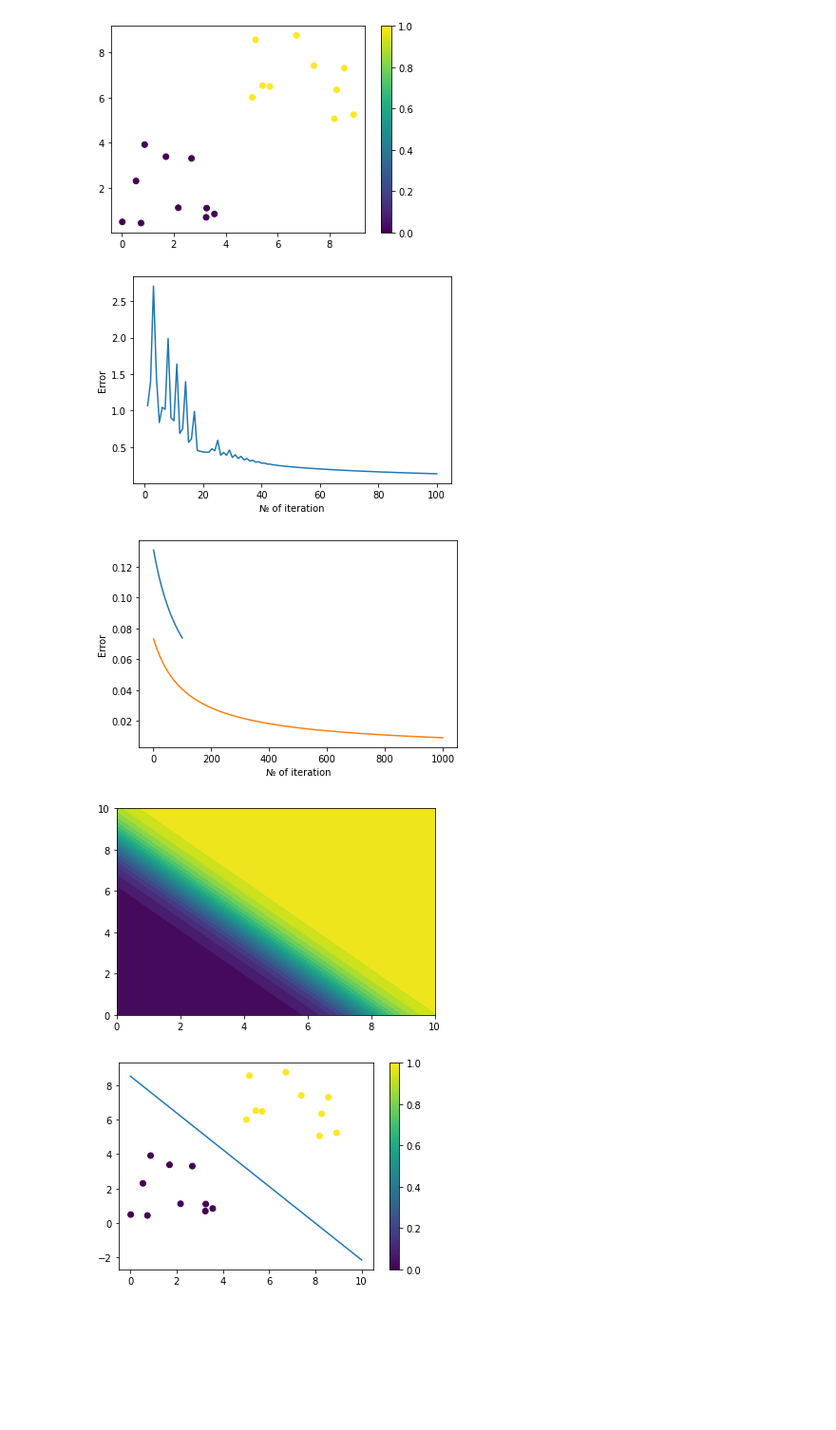
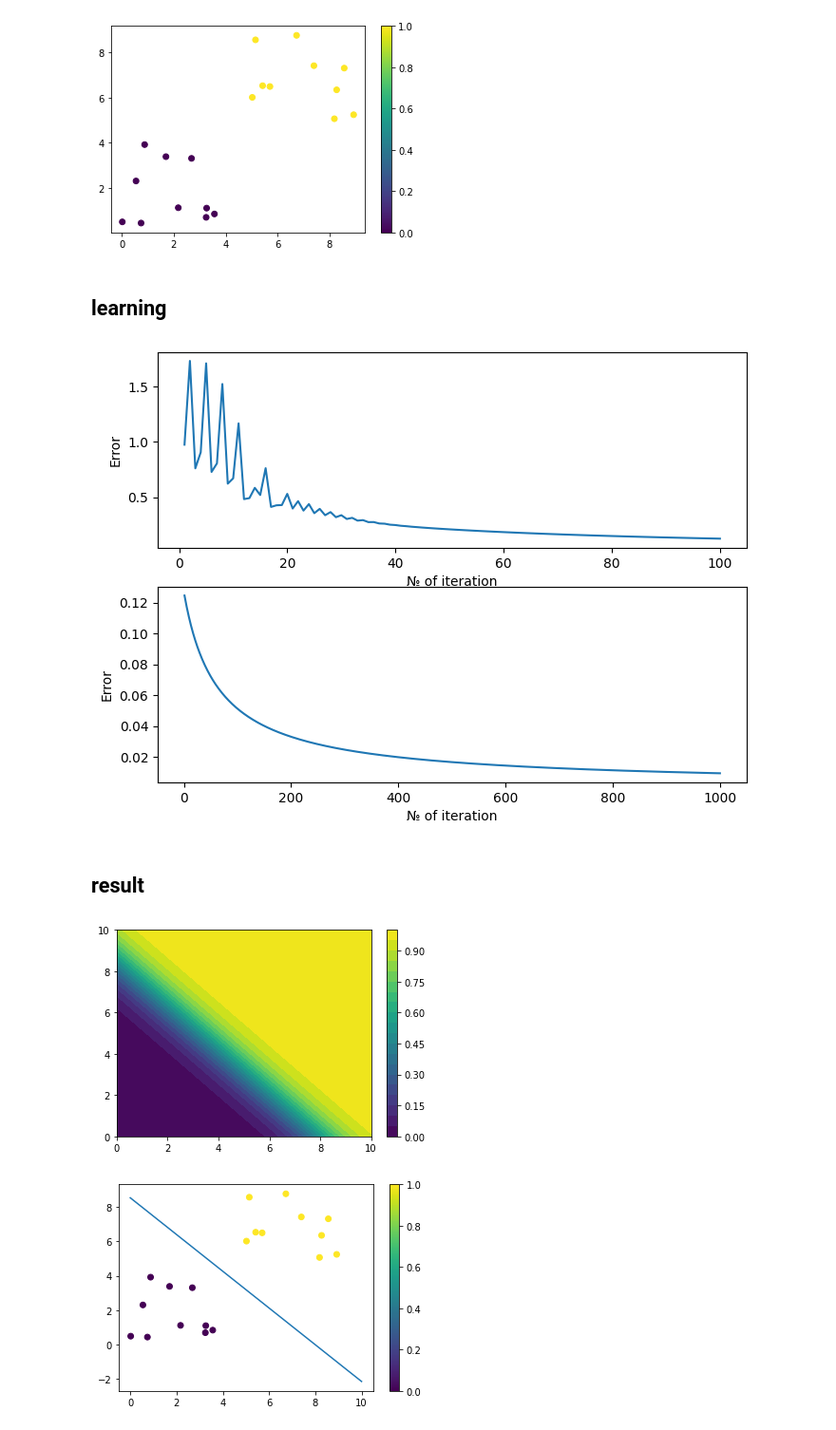
Before and after one commit to VsevolodKozlov-git/andrew-ml-course-expirements, a Jupyter notebook: logistic_regression.ipynb, the cells around one changed output. Shown at 95% size. Saved outputs shown, nothing was run; the diff lists cells and outputs as text; code cells hidden in the pictures; blank space fills up the shorter version.

Commit message:
a bit reworked notebooks and created simpler class of linear regression

```diff
--- a/logistic_regression.ipynb
+++ b/logistic_regression.ipynb
@@ -28,48 +28,22 @@ plt.colorbar()
 # %% [output]
 <matplotlib.colorbar.Colorbar at 0x...>
 [figure]
-# %%
-class LogisticRegression(LinearRegression):
-
-    def predict(self, X):
-        return LogisticRegression.sigmoid(super().predict(X))
-
-    @staticmethod
-    def sigmoid(z):
-        return 1 / (1 + np.e ** (-z))
-
-    def error(self):
-        cost =  -np.sum((self.Y * np.log2(self.predict_with_transformation(self.X))
-                 + (1 - self.Y) * np.log2(1 - self.predict_with_transformation(self.X)) ))
-        return (1 / self.m) * cost
-
-    def plot(self, x_range: list, y_range:list, axis: plt.Axes=None):
-
-        if axis is None:
-            axis = plt.gca()
-        linspace_values = 100
-        x = np.linspace(*x_range, num=linspace_values)
-        y = np.linspace(*y_range, num=linspace_values)
-        xx, yy =np.meshgrid(x, y)
-        X = np.hstack([np.ravel(xx)[:, np.newaxis], np.ravel(yy)[:, np.newaxis]])
-        predicted_values = self.predict_with_transformation(X).reshape(linspace_values, linspace_values)
-        axis.contourf(xx, yy, predicted_values, 20)
 # %%
 pipe = regression_tools.PipeLine()
 pipe.add(regression_tools.n_degree_polynomial(1))
-# pipe.add(regression_tools.scale_data)
-
 l = LogisticRegression(X, Y, pipe, 0.5)
-l.learn_and_plot_error(100);
-# %% [output]
-[figure, removed]
+# %% [markdown]
+## learning
 # %%
-l.learn_and_plot_error(100, 0.5)
-l.learn_and_plot_error(1000, 1)
+fig, axes = plt.subplots(2, dpi=100, figsize=(8, 6) )
+l.learn_and_plot_error(100, 0.5, axis=axes[0])
+l.learn_and_plot_error(1000, 1, axis=axes[1])
 # %% [output]
-[figure, old version]
+[figure, new version]
+# %% [markdown]
+## result
 # %%
 l.plot((0, 10), (0, 10))
 # %% [output]
-[figure, old version]
+[figure, new version]
 # %%
```
Also changed, not shown: parts of 7 cells of this notebook, 5 other files.
